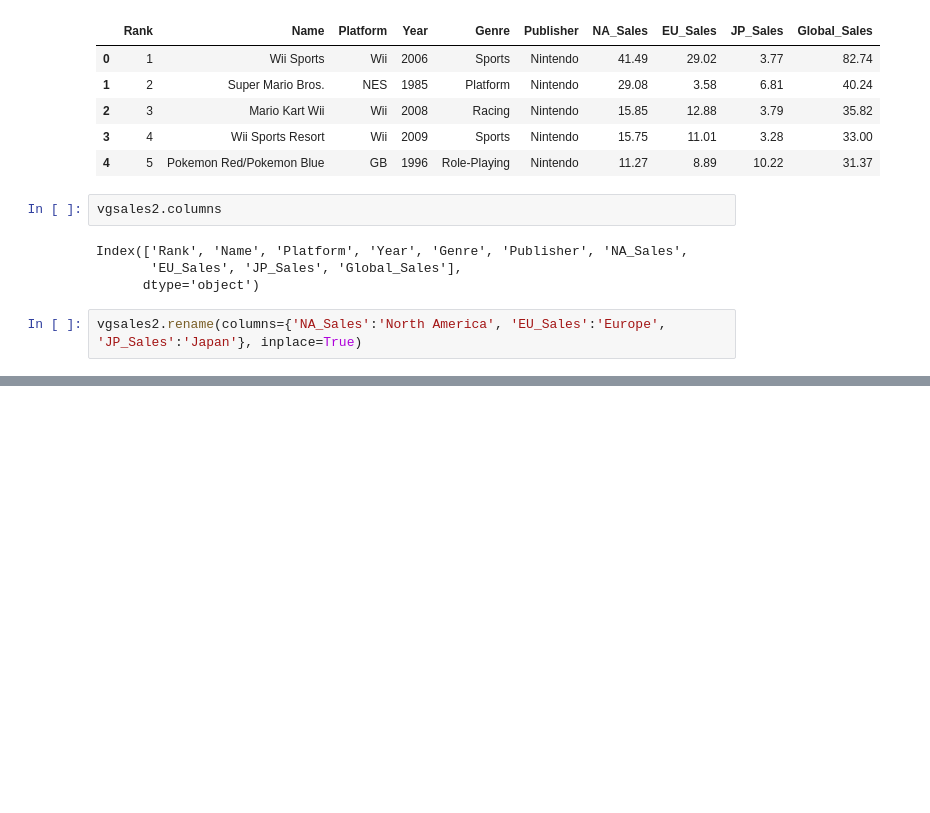
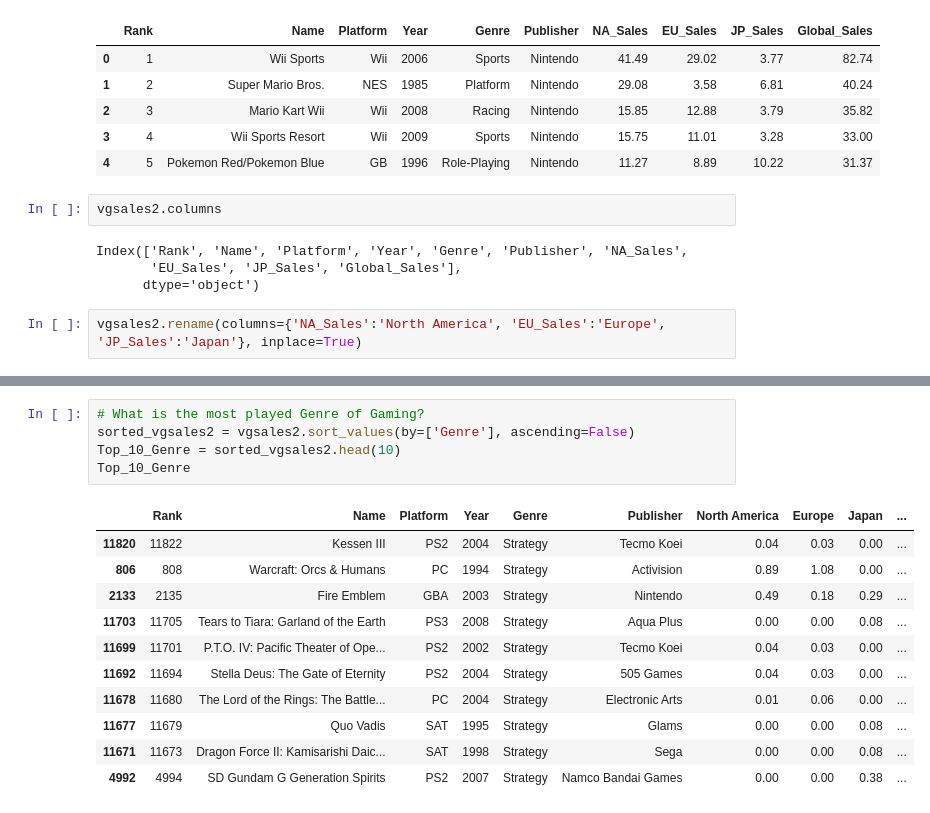
Before and after one commit to Teerp1986/TP_KeystoneDA, a Jupyter notebook: vgEvlove.ipynb, the cells around one changed output, grey strips where cells are left out. Cells and saved outputs as stored; diff of their text form; blank space fills up the shorter version.

```diff
--- a/vgEvlove.ipynb
+++ b/vgEvlove.ipynb
@@ -96,0 +102,17 @@ vgsales2.head()
+# %%
+# What is the most played Genre of Gaming?
+sorted_vgsales2 = vgsales2.sort_values(by=['Genre'], ascending=False)
+Top_10_Genre = sorted_vgsales2.head(10)
+Top_10_Genre
+# %% [output]
+|  | Rank | Name | Platform | Year | Genre | Publisher | North America | Europe | Japan | ... |
+| 11820 | 11822 | Kessen III | PS2 | 2004 | Strategy | Tecmo Koei | 0.04 | 0.03 | 0.00 | ... |
+| 806 | 808 | Warcraft: Orcs & Humans | PC | 1994 | Strategy | Activision | 0.89 | 1.08 | 0.00 | ... |
+| 2133 | 2135 | Fire Emblem | GBA | 2003 | Strategy | Nintendo | 0.49 | 0.18 | 0.29 | ... |
+| 11703 | 11705 | Tears to Tiara: Garland of the Earth | PS3 | 2008 | Strategy | Aqua Plus | 0.00 | 0.00 | 0.08 | ... |
+| 11699 | 11701 | P.T.O. IV: Pacific Theater of Ope... | PS2 | 2002 | Strategy | Tecmo Koei | 0.04 | 0.03 | 0.00 | ... |
+| 11692 | 11694 | Stella Deus: The Gate of Eternity | PS2 | 2004 | Strategy | 505 Games | 0.04 | 0.03 | 0.00 | ... |
+| 11678 | 11680 | The Lord of the Rings: The Battle... | PC | 2004 | Strategy | Electronic Arts | 0.01 | 0.06 | 0.00 | ... |
+| 11677 | 11679 | Quo Vadis | SAT | 1995 | Strategy | Glams | 0.00 | 0.00 | 0.08 | ... |
+| 11671 | 11673 | Dragon Force II: Kamisarishi Daic... | SAT | 1998 | Strategy | Sega | 0.00 | 0.00 | 0.08 | ... |
+| 4992 | 4994 | SD Gundam G Generation Spirits | PS2 | 2007 | Strategy | Namco Bandai Games | 0.00 | 0.00 | 0.38 | ... |
```
Also changed, not shown: parts of 1 cell of this notebook.
